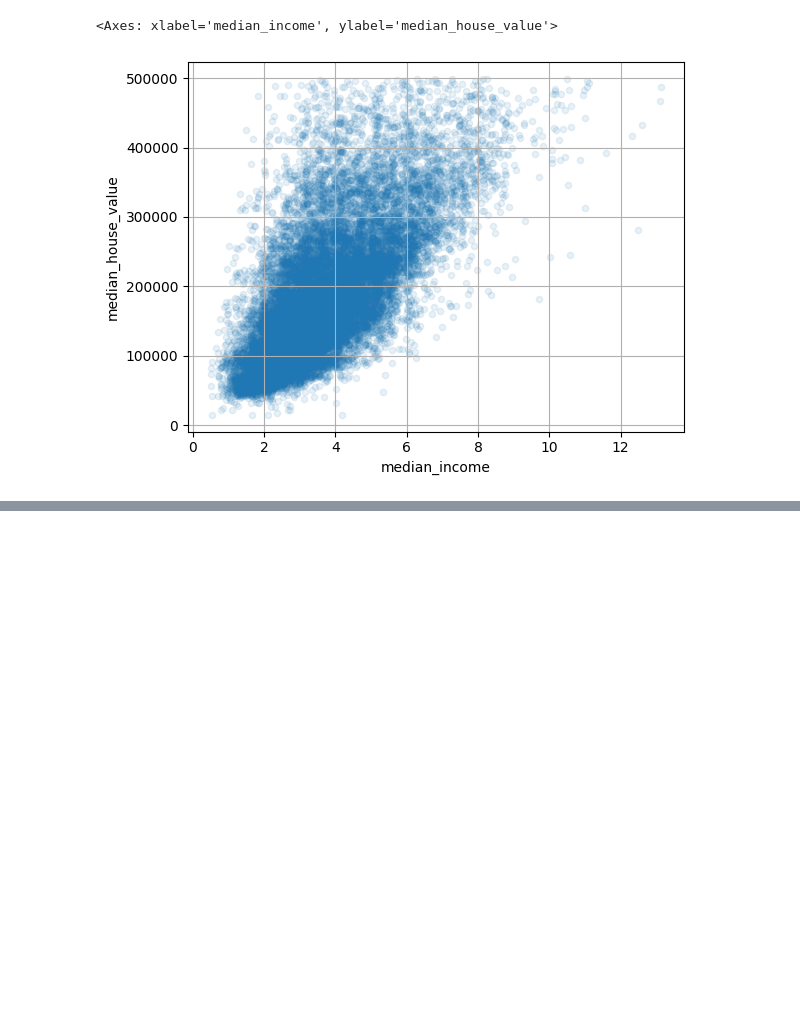
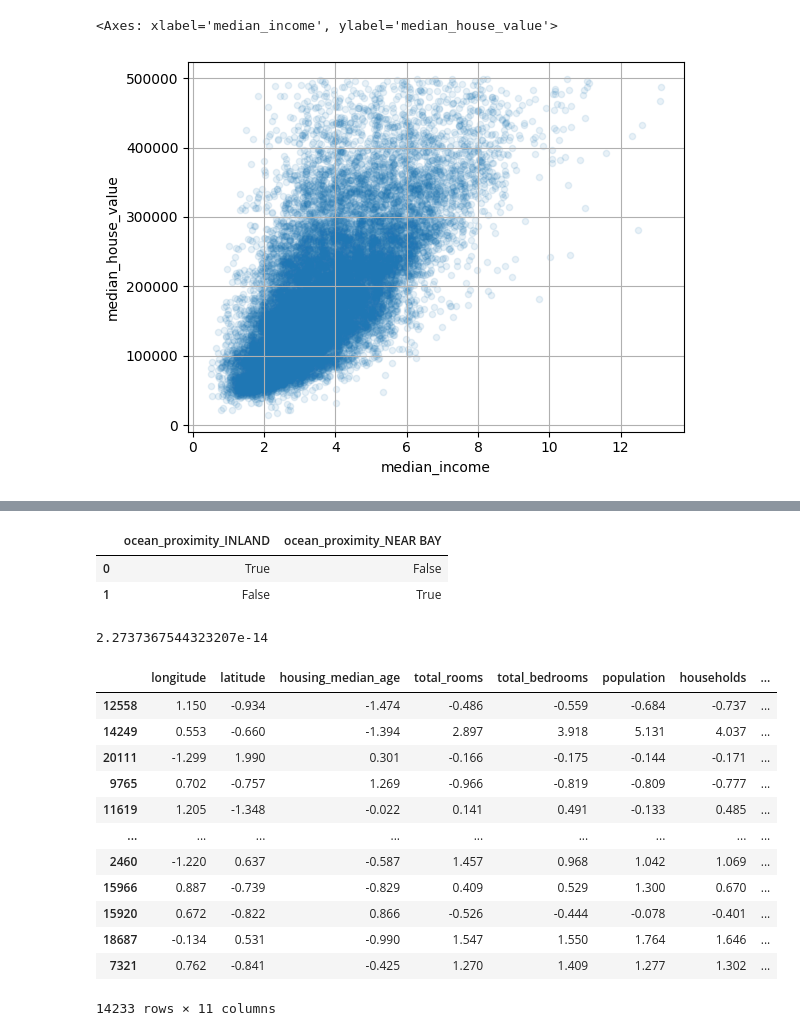
Before and after one commit to Szymon-Nowaq/Hands-On-Machine-Learning-with-Scikit-Learn-Keras-and-TensorFlow, a Jupyter notebook: 02 first project/script.ipynb, the cells around one changed output, grey strips where cells are left out. Saved outputs shown, nothing was run; the diff lists cells and outputs as text; code cells hidden in the pictures; blank space fills up the shorter version.

```diff
--- a/02 first project/script.ipynb
+++ b/02 first project/script.ipynb
@@ -385 +356,6 @@ latitude             -0.155578
 Name: median_house_value, dtype: float64
+# %%
+strat_train_set, strat_test_set = train_test_split(housing_clean, test_size=0.2,stratify=housing_clean['income_cat'],random_state=42)
+# %%
+housing_clean = strat_train_set.drop('median_house_value', axis=1)
+housing_labels = strat_train_set['median_house_value'].copy()
@@ -385,0 +457,42 @@ Name: median_house_value, dtype: float64
+# %%
+df_test = pd.DataFrame({"ocean_proximity": ["INLAND", "NEAR BAY"]})
+pd.get_dummies(df_test)
+# %% [output]
+|  | ocean_proximity_INLAND | ocean_proximity_NEAR BAY |
+| 0 | True | False |
+| 1 | False | True |
+# %%
+# srednia zbioru, który pomniejszono o jego średnią wynosi 0
+losowy = np.random.randint(-1000, 1000,20)
+losowy = losowy - losowy.mean()
+losowy.mean()
+# %% [output]
+2.2737367544323207e-14
+# %%
+# min/max, std automatycznie
+from sklearn.preprocessing import MinMaxScaler
+from sklearn.preprocessing import StandardScaler
+
+mm_scaler = MinMaxScaler()
+std_scaler = StandardScaler()
+
+housing_clean_mm = mm_scaler.fit_transform(housing_clean_num)
+housing_clean_std = std_scaler.fit_transform(housing_clean_num)
+
+housing_clean_mm = pd.DataFrame(data=housing_clean_mm, columns=housing_clean_num.columns, index=housing_clean_num.index)
+housing_clean_std = pd.DataFrame(data=housing_clean_std, columns=housing_clean_num.columns, index=housing_clean_num.index)
+housing_clean_std
+# %% [output]
+|  | longitude | latitude | housing_median_age | total_rooms | total_bedrooms | population | households | ... |
+| 12558 | 1.150 | -0.934 | -1.474 | -0.486 | -0.559 | -0.684 | -0.737 | ... |
+| 14249 | 0.553 | -0.660 | -1.394 | 2.897 | 3.918 | 5.131 | 4.037 | ... |
+| 20111 | -1.299 | 1.990 | 0.301 | -0.166 | -0.175 | -0.144 | -0.171 | ... |
+| 9765 | 0.702 | -0.757 | 1.269 | -0.966 | -0.819 | -0.809 | -0.777 | ... |
+| 11619 | 1.205 | -1.348 | -0.022 | 0.141 | 0.491 | -0.133 | 0.485 | ... |
+| ... | ... | ... | ... | ... | ... | ... | ... | ... |
+| 2460 | -1.220 | 0.637 | -0.587 | 1.457 | 0.968 | 1.042 | 1.069 | ... |
+| 15966 | 0.887 | -0.739 | -0.829 | 0.409 | 0.529 | 1.300 | 0.670 | ... |
+| 15920 | 0.672 | -0.822 | 0.866 | -0.526 | -0.444 | -0.078 | -0.401 | ... |
+| 18687 | -0.134 | 0.531 | -0.990 | 1.547 | 1.550 | 1.764 | 1.646 | ... |
+| 7321 | 0.762 | -0.841 | -0.425 | 1.270 | 1.409 | 1.277 | 1.302 | ... |
+14233 rows × 11 columns
```
Also changed, not shown: parts of 24 cells of this notebook.
